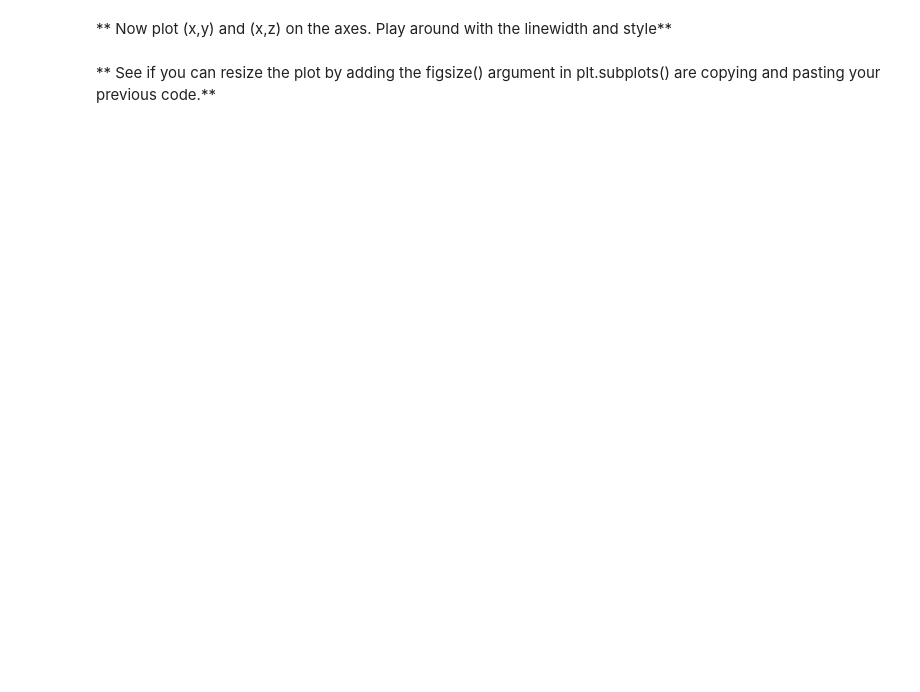
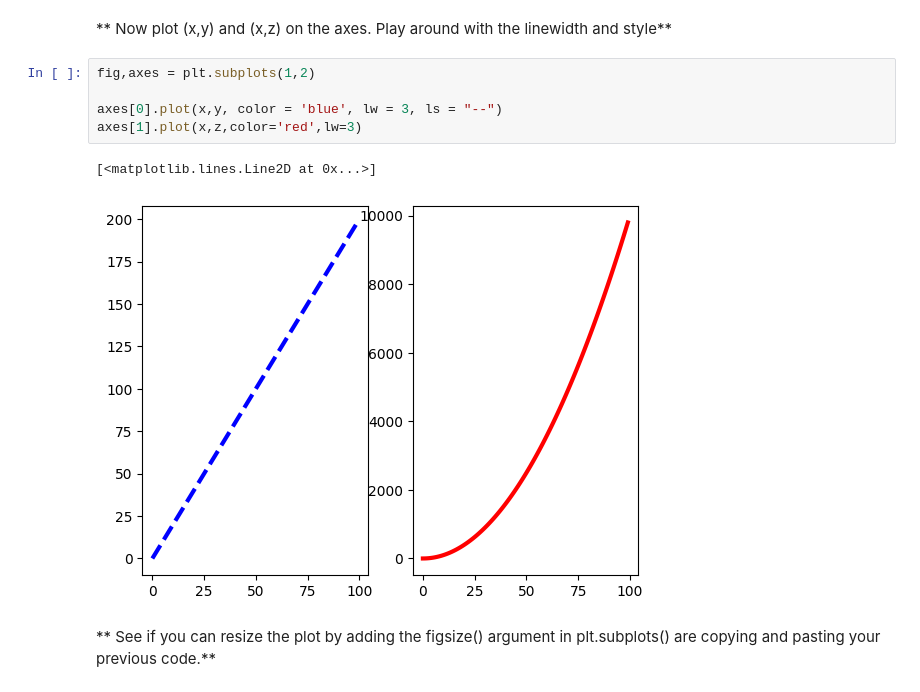
Before and after one commit to 130-SanaAsif/Data-Analysis, a Jupyter notebook: python basics and advanced/02-Matplotlib Exercises.ipynb, the cells around one changed output. Drawn from its saved outputs; the diff is of its cells as text; blank space fills up the shorter version.

```diff
--- a/python basics and advanced/02-Matplotlib Exercises.ipynb
+++ b/python basics and advanced/02-Matplotlib Exercises.ipynb
@@ -77,4 +100,12 @@ ax2.plot(x,y,'green')
 # %% [markdown]
 ** Now plot (x,y) and (x,z) on the axes. Play around with the linewidth and style**
+# %%
+fig,axes = plt.subplots(1,2)
+
+axes[0].plot(x,y, color = 'blue', lw = 3, ls = "--")
+axes[1].plot(x,z,color='red',lw=3)
+# %% [output]
+[<matplotlib.lines.Line2D at 0x...>]
+[figure, added]
 # %% [markdown]
 ** See if you can resize the plot by adding the figsize() argument in plt.subplots() are copying and pasting your previous code.**
```
Also changed, not shown: parts of 4 cells of this notebook, 5 other files.
